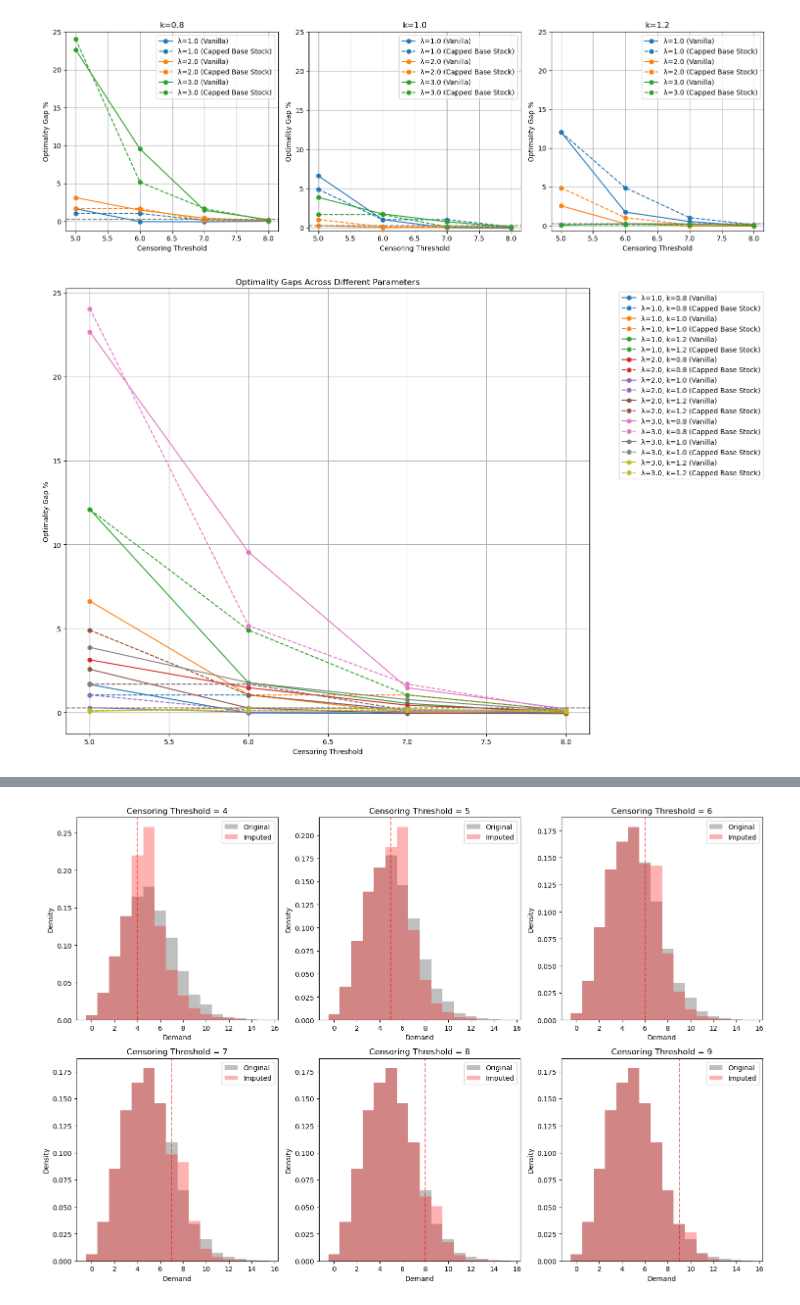
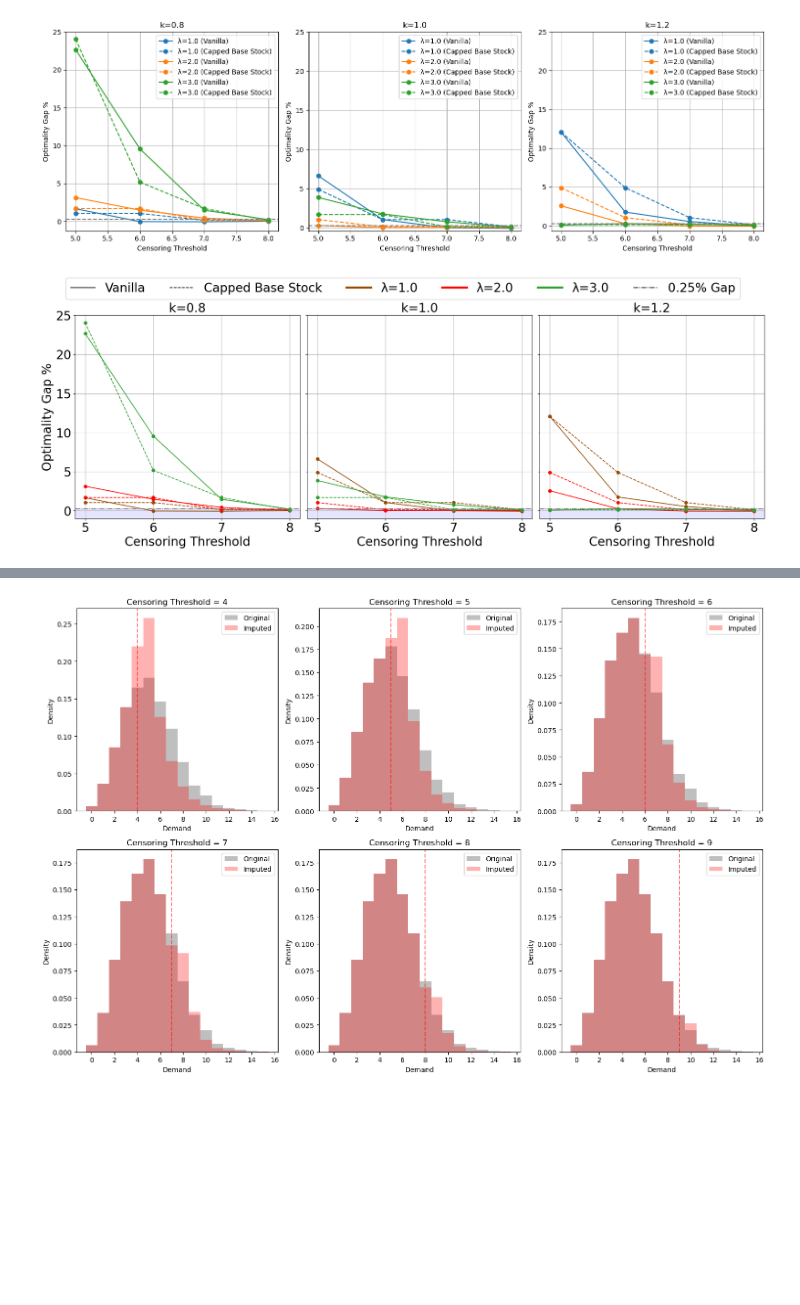
Before and after one commit to minuk302/Neural_inventory_control, a Jupyter notebook: analysis/ray_censored_demands.ipynb, the cells around one changed output, grey strips where cells are left out. Cells and saved outputs as stored; diff of their text form; code cells hidden in the pictures; blank space fills up the shorter version.

```diff
--- a/analysis/ray_censored_demands.ipynb
+++ b/analysis/ray_censored_demands.ipynb
@@ -494,7 +494,7 @@ pick_row_from_run_by = 'dev_loss'
 results_interpretor = rri.RayResultsinterpreter()
 
 # Create three subplots, one for each k
-fig, axs = plt.subplots(1, 3, figsize=(15, 5))
+fig, axs = plt.subplots(1, 3, figsize=(15, 7))
 
 weibull_fixed_lambdas = [1.0, 2.0, 3.0]
 weibull_ks = [0.8, 1.0, 1.2]
@@ -555,15 +555,9 @@ plt.show()
 # %%
 # Define color scheme for architecture types
 color_scheme = {
-    (1.0, 0.8): "#1f77b4",  # Blue
-    (1.0, 1.0): "#ff7f0e",  # Orange
-    (1.0, 1.2): "#2ca02c",  # Green
-    (2.0, 0.8): "#d62728",  # Red
-    (2.0, 1.0): "#9467bd",  # Purple
-    (2.0, 1.2): "#8c564b",  # Brown
-    (3.0, 0.8): "#e377c2",  # Pink
-    (3.0, 1.0): "#7f7f7f",  # Gray
-    (3.0, 1.2): "#bcbd22",  # Yellow-green
+    1.0: "#964B00",
+    2.0: "#ff0000",  # Orange
+    3.0: "#2ca02c",  # Green
 }
 
 linestyle_scheme = {
@@ -593,16 +587,16 @@ pick_row_from_run_by = 'dev_loss'
 
 results_interpretor = rri.RayResultsinterpreter()
 
-# Create single plot
-fig, ax = plt.subplots(figsize=(15, 10))
+# Create three subplots, one for each k
+fig, axs = plt.subplots(1, 3, figsize=(20, 7))
 
 weibull_fixed_lambdas = [1.0, 2.0, 3.0]
 weibull_ks = [0.8, 1.0, 1.2]
 optimal_loss = 4.40  # Using lead time 2 optimal loss
 
-for lambda_val in weibull_fixed_lambdas:
-    for k_val in weibull_ks:
-        # Get data for this lambda and k combination
+for k_idx, k_val in enumerate(weibull_ks):
+    for lambda_val in weibull_fixed_lambdas:
+        # Get data for this k and lambda combination
         dfs = []
         censoring_threshold = [5, 6, 7, 8]
 
@@ -613,41 +607,60 @@ for lambda_val in weibull_fixed_lambdas:
              'store_lead_time': [2]},
             default_condition_setter, custom_data_filler,
             sort_by=sort_by, pick_row_from_run_by=pick_row_from_run_by)
 
         df_vanilla.insert(2, 'Architecture Class', "Vanilla")
         df_vanilla['Optimality Gap %'] = ((df_vanilla['Test Loss'] - optimal_loss) / optimal_loss) * 100
 
         df_capped = results_interpretor.make_table(capped_base_stock_paths,
             {'censoring_threshold': censoring_threshold,
              'weibull_fixed_lambda': [lambda_val],
              'weibull_k': [k_val],
              'store_lead_time': [2]},
             default_condition_setter, custom_data_filler,
             sort_by=sort_by, pick_row_from_run_by=pick_row_from_run_by)
 
         df_capped.insert(2, 'Architecture Class', "Capped Base Stock")
         df_capped['Optimality Gap %'] = ((df_capped['Test Loss'] - optimal_loss) / optimal_loss) * 100
 
         # Plot optimality gaps
         for arch, df in [("Vanilla", df_vanilla), ("Capped Base Stock", df_capped)]:
             x = df['censoring_threshold'].to_numpy()
             y = df['Optimality Gap %'].to_numpy()
-            ax.plot(x, y,
+            axs[k_idx].plot(x, y,
                     marker='o',
-                    label=f'λ={lambda_val}, k={k_val} ({arch})',
-                    color=color_scheme[(lambda_val, k_val)],
+                    label=f'λ={lambda_val} ({arch})',
+                    color=color_scheme[lambda_val],
                     linestyle=linestyle_scheme[arch])
 
-ax.set_xlabel('Censoring Threshold')
-ax.set_ylabel('Optimality Gap %')
-ax.set_title('Optimality Gaps Across Different Parameters')
-ax.grid(True)
-ax.legend(bbox_to_anchor=(1.05, 1), loc='upper left')
+    # Create a custom legend above all subplots
+    custom_lines = [
+        plt.Line2D([0], [0], color='black', linestyle='-', label='Vanilla'),
+        plt.Line2D([0], [0], color='black', linestyle='--', label='Capped Base Stock'),
+        plt.Line2D([0], [0], color=color_scheme[1.0], lw=4, label='λ=1.0'),
+        plt.Line2D([0], [0], color=color_scheme[2.0], lw=4, label='λ=2.0'),
+        plt.Line2D([0], [0], color=color_scheme[3.0], lw=4, label='λ=3.0'),
+        plt.Line2D([0], [0], color='black', linestyle='-.', label='0.25% Gap')
+    ]
+    font_size = 24
+    fig.legend(handles=custom_lines, loc='upper center', fontsize=font_size, ncol=6, bbox_to_anchor=(0.5, 1.1))
 
-# Add 0.25% optimality gap reference line
-ax.axhline(y=0.25, color='gray', linestyle='--', alpha=1.0, label='0.25% Gap')
+    axs[k_idx].set_xlabel('Censoring Threshold', fontsize=font_size)
+    if k_idx == 0:  # Print y-axis ticks only once
+        axs[k_idx].set_ylabel('Optimality Gap %', fontsize=font_size)
+        axs[k_idx].tick_params(axis='y', labelsize=font_size)
+    else:
+        axs[k_idx].tick_params(axis='y', labelleft=False)  # Disable y-axis ticks for other plots
+    axs[k_idx].tick_params(axis='x', labelsize=font_size)  # Set x-axis tick font size
+    axs[k_idx].set_xticks(x[::max(1, len(x) // 4)])  # Set x-ticks to show only 4 values
+    axs[k_idx].set_title(f'k={k_val}', fontsize=font_size)
+    axs[k_idx].set_ylim(bottom=-1, top=25)
+    axs[k_idx].grid(True)
+
+    # Add 0.25% optimality gap reference line
+    axs[k_idx].axhline(y=0.25, color='gray', linestyle='-.', alpha=1.0, label='0.25% Gap')
+    axs[k_idx].axhspan(-1, 0.25, color='blue', alpha=0.1)
 
 plt.tight_layout()
 plt.show()
 # %% [output]
-[figure, old version]
+[figure, new version]
```
Also changed, not shown: parts of 1 cell of this notebook, 11 other files.
